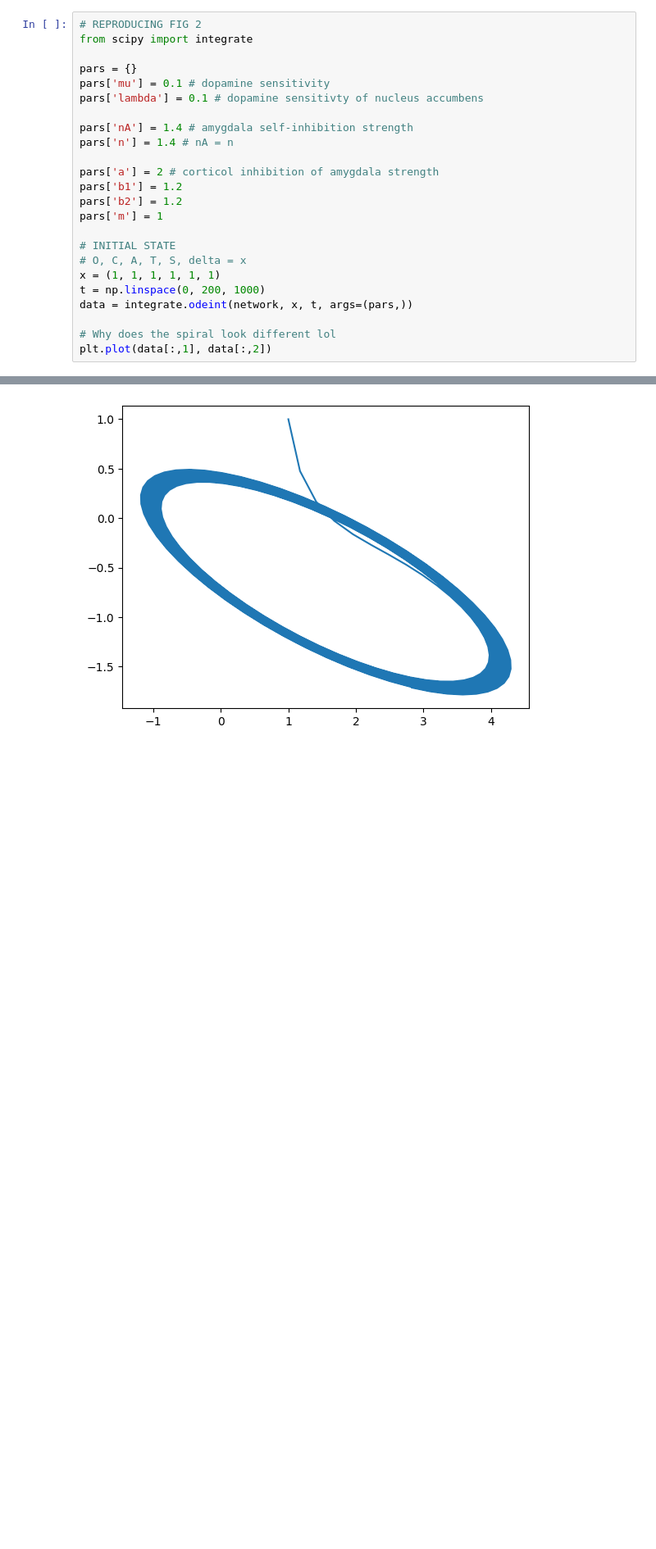
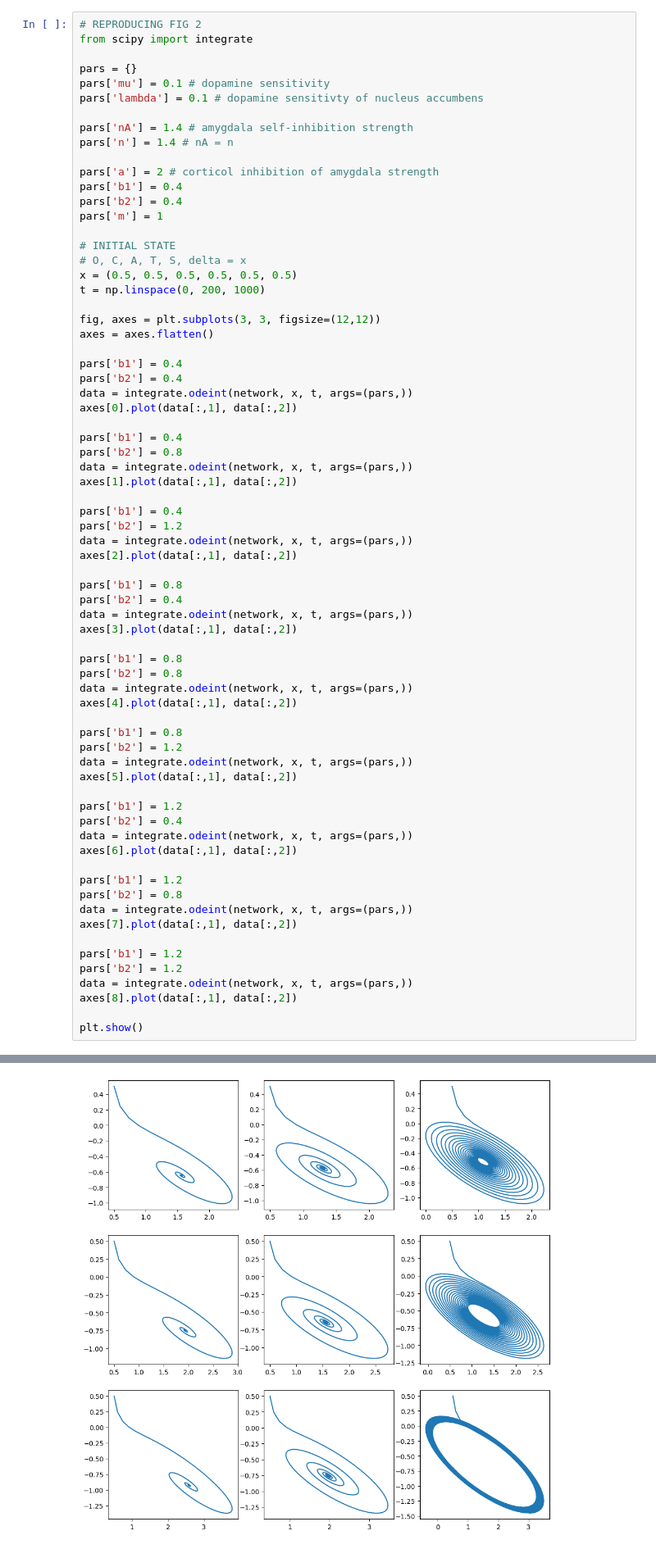
Before and after one commit to emilyrdavies/BSCI435-Final, a Jupyter notebook: code.ipynb, the cells around one changed output, grey strips where cells are left out. Shown at 82% size. Saved outputs shown, nothing was run; the diff lists cells and outputs as text; blank space fills up the shorter version.

Commit message:
reproduced from figure 2

```diff
--- a/code.ipynb
+++ b/code.ipynb
@@ -55,16 +55,62 @@ pars['nA'] = 1.4 # amygdala self-inhibition strength
 pars['n'] = 1.4 # nA = n
 
 pars['a'] = 2 # corticol inhibition of amygdala strength
-pars['b1'] = 1.2
-pars['b2'] = 1.2
+pars['b1'] = 0.4
+pars['b2'] = 0.4
 pars['m'] = 1
 
 # INITIAL STATE
 # O, C, A, T, S, delta = x
-x = (1, 1, 1, 1, 1, 1)
+x = (0.5, 0.5, 0.5, 0.5, 0.5, 0.5)
 t = np.linspace(0, 200, 1000)
+
+fig, axes = plt.subplots(3, 3, figsize=(12,12))
+axes = axes.flatten()
+
+pars['b1'] = 0.4
+pars['b2'] = 0.4
 data = integrate.odeint(network, x, t, args=(pars,))
+axes[0].plot(data[:,1], data[:,2])
 
-# Why does the spiral look different lol
-plt.plot(data[:,1], data[:,2])
+pars['b1'] = 0.4
+pars['b2'] = 0.8
+data = integrate.odeint(network, x, t, args=(pars,))
+axes[1].plot(data[:,1], data[:,2])
+
+pars['b1'] = 0.4
+pars['b2'] = 1.2
+data = integrate.odeint(network, x, t, args=(pars,))
+axes[2].plot(data[:,1], data[:,2])
+
+pars['b1'] = 0.8
+pars['b2'] = 0.4
+data = integrate.odeint(network, x, t, args=(pars,))
+axes[3].plot(data[:,1], data[:,2])
+
+pars['b1'] = 0.8
+pars['b2'] = 0.8
+data = integrate.odeint(network, x, t, args=(pars,))
+axes[4].plot(data[:,1], data[:,2])
+
+pars['b1'] = 0.8
+pars['b2'] = 1.2
+data = integrate.odeint(network, x, t, args=(pars,))
+axes[5].plot(data[:,1], data[:,2])
+
+pars['b1'] = 1.2
+pars['b2'] = 0.4
+data = integrate.odeint(network, x, t, args=(pars,))
+axes[6].plot(data[:,1], data[:,2])
+
+pars['b1'] = 1.2
+pars['b2'] = 0.8
+data = integrate.odeint(network, x, t, args=(pars,))
+axes[7].plot(data[:,1], data[:,2])
+
+pars['b1'] = 1.2
+pars['b2'] = 1.2
+data = integrate.odeint(network, x, t, args=(pars,))
+axes[8].plot(data[:,1], data[:,2])
+
+plt.show()
 # %% [output]
@@ -72 +117 @@ plt.plot(data[:,1], data[:,2])
-[figure, old version]
+[figure, new version]
```
Also changed, not shown: parts of 3 cells of this notebook.
